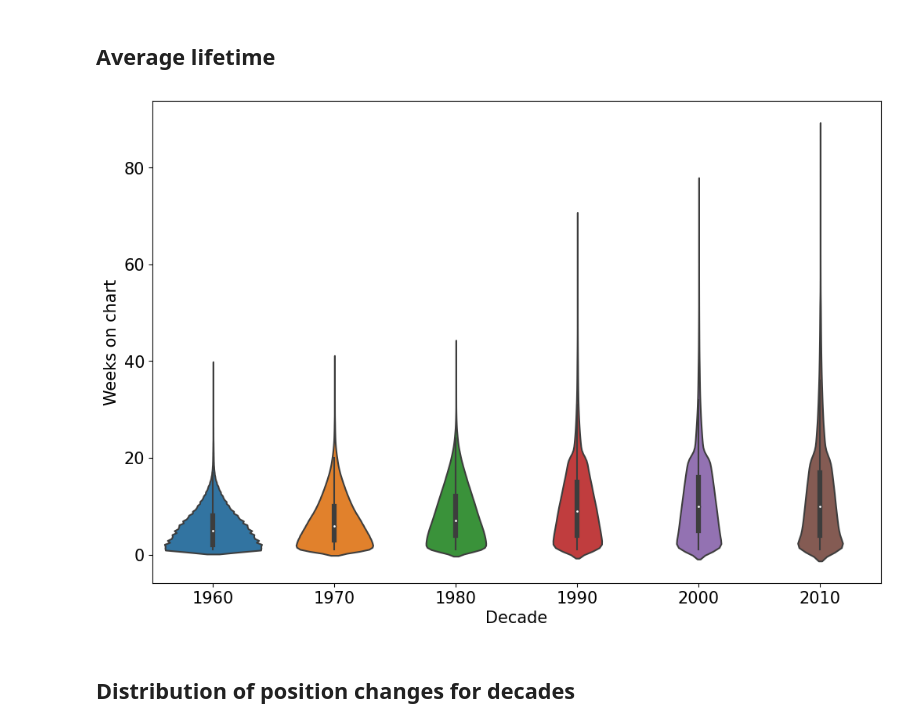
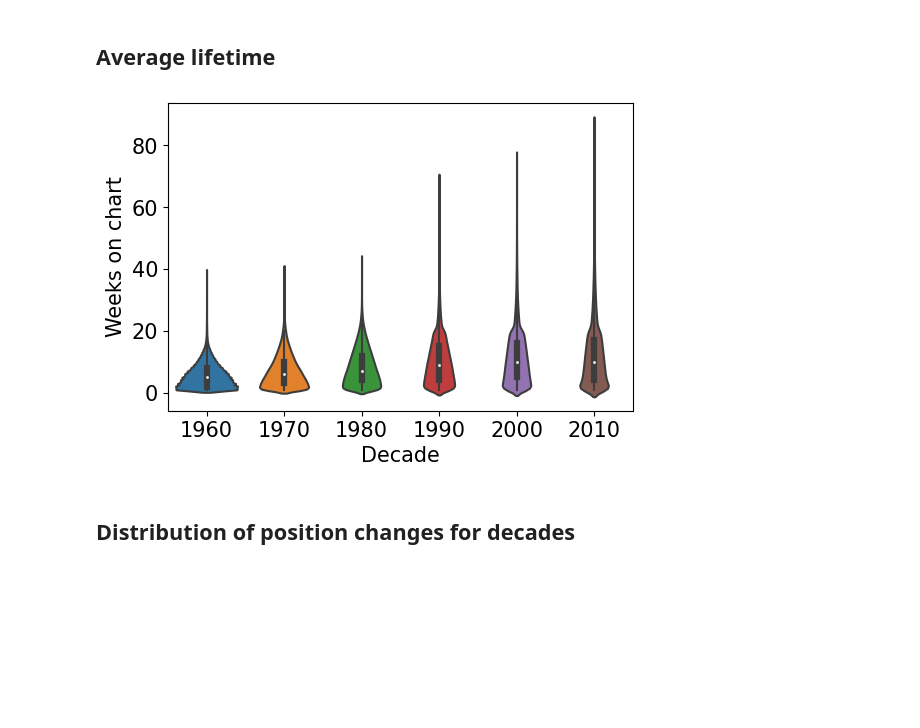
Before and after one commit to martalech/pop_charts_dynamics, a Jupyter notebook: data_statistics_decades.ipynb, the cells around one changed output. Saved outputs shown, nothing was run; the diff lists cells and outputs as text; code cells hidden in the pictures; blank space fills up the shorter version.

```diff
--- a/data_statistics_decades.ipynb
+++ b/data_statistics_decades.ipynb
@@ -37,17 +37,17 @@ def get_decade(year):
 
 billboard_hot_100["decade"] = billboard_hot_100["year"].apply(get_decade)
 # %%
-plt.figure(figsize=(12, 8))
+plt.figure(figsize=(6, 4))
 
 sns.violinplot(x='decade', y="weeks_on_chart", order=range(1960, 2020, 10), data=billboard_hot_100)
 
 plt.xlabel("Decade")
 plt.ylabel("Weeks on chart")
 
 plt.savefig("figures/lifeftime_distribution_per_decade.pdf", format="pdf")
 plt.show()
 # %% [output]
-[figure, old version]
+[figure, new version]
 # %% [markdown]
 ## Distribution of position changes for decades
 # %%
```
Also changed, not shown: 18 other files.
